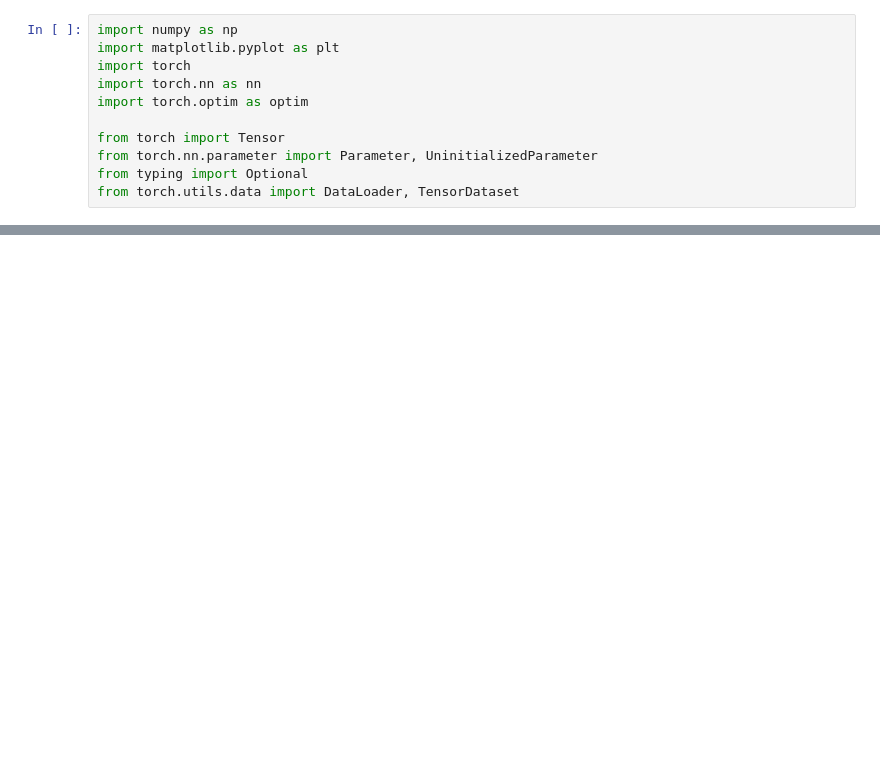
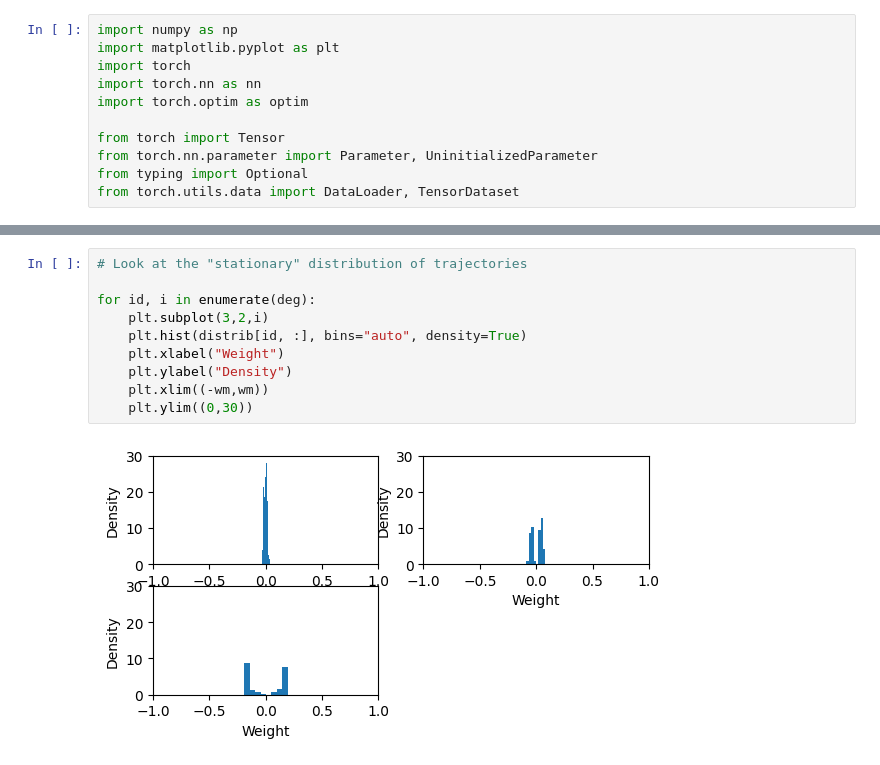
Before and after one commit to gcorlouer/sgd_on_singularities, a Jupyter notebook: experiments/sgd1d_convergence.ipynb, the cells around one changed output, grey strips where cells are left out. Drawn from its saved outputs; the diff is of its cells as text; blank space fills up the shorter version.

```diff
--- a/experiments/sgd1d_convergence.ipynb
+++ b/experiments/sgd1d_convergence.ipynb
@@ -157,0 +312,12 @@ TypeError: 'other' must be an instance of matplotlib.axes._base._AxesBase, not a
+# %%
+# Look at the "stationary" distribution of trajectories
+
+for id, i in enumerate(deg):
+    plt.subplot(3,2,i)
+    plt.hist(distrib[id, :], bins="auto", density=True)
+    plt.xlabel("Weight")
+    plt.ylabel("Density")
+    plt.xlim((-wm,wm))
+    plt.ylim((0,30))
+# %% [output]
+[figure, added]
```
Also changed, not shown: parts of 8 cells of this notebook, 1 other file.
